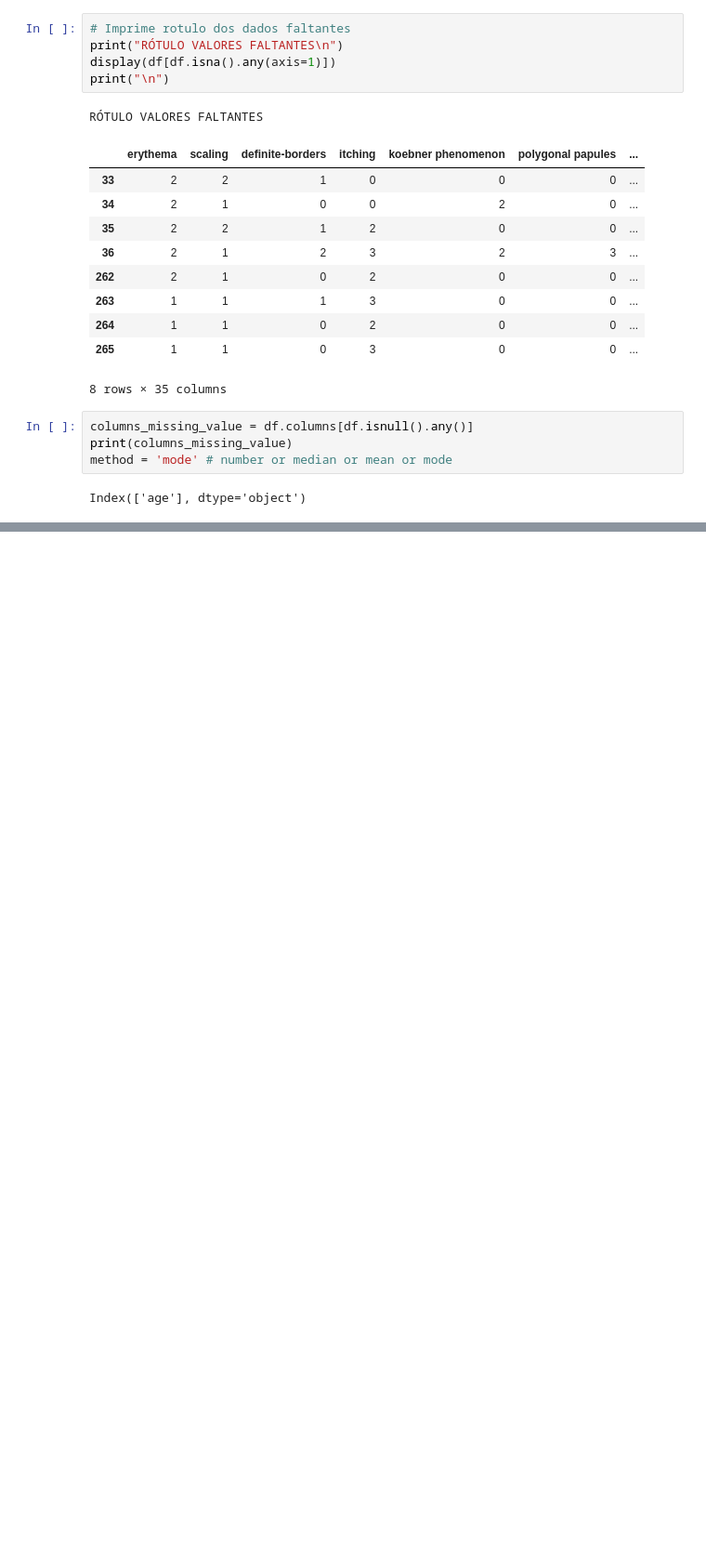
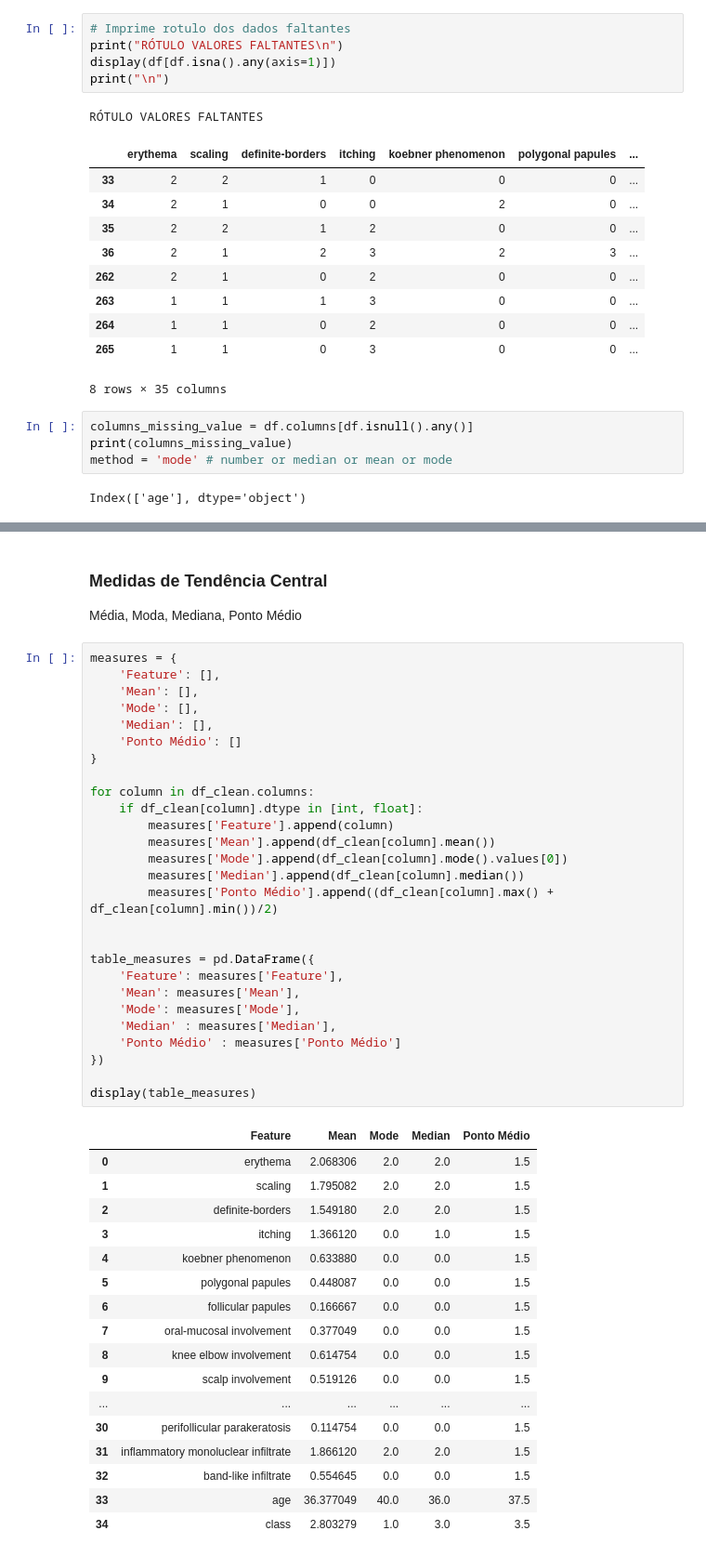
Before and after one commit to giovannaFantacini/KDD_DatasetDermatology, a Jupyter notebook: Mineracao.ipynb, the cells around one changed output, grey strips where cells are left out. Shown at 93% size. Drawn from its saved outputs; the diff is of its cells as text; blank space fills up the shorter version.

```diff
--- a/Mineracao.ipynb
+++ b/Mineracao.ipynb
@@ -240,0 +1160,49 @@ DESCRIÇÃO DOS ATRIBUTOS APOS TATAMENTO DE DADOS FALTANTES
+# %% [markdown]
+### Medidas de Tendência Central
+
+Média, Moda, Mediana, Ponto Médio
+# %%
+measures = {
+    'Feature': [],
+    'Mean': [],
+    'Mode': [],
+    'Median': [],
+    'Ponto Médio': []
+}
+
+for column in df_clean.columns:
+    if df_clean[column].dtype in [int, float]:
+        measures['Feature'].append(column)
+        measures['Mean'].append(df_clean[column].mean())
+        measures['Mode'].append(df_clean[column].mode().values[0])
+        measures['Median'].append(df_clean[column].median())
+        measures['Ponto Médio'].append((df_clean[column].max() + df_clean[column].min())/2)
+
+
+table_measures = pd.DataFrame({
+    'Feature': measures['Feature'],
+    'Mean': measures['Mean'],
+    'Mode': measures['Mode'],
+    'Median' : measures['Median'],
+    'Ponto Médio' : measures['Ponto Médio']
+})
+
+display(table_measures)
+# %% [output]
+|  | Feature | Mean | Mode | Median | Ponto Médio |
+| 0 | erythema | 2.068306 | 2.0 | 2.0 | 1.5 |
+| 1 | scaling | 1.795082 | 2.0 | 2.0 | 1.5 |
+| 2 | definite-borders | 1.549180 | 2.0 | 2.0 | 1.5 |
+| 3 | itching | 1.366120 | 0.0 | 1.0 | 1.5 |
+| 4 | koebner phenomenon | 0.633880 | 0.0 | 0.0 | 1.5 |
+| 5 | polygonal papules | 0.448087 | 0.0 | 0.0 | 1.5 |
+| 6 | follicular papules | 0.166667 | 0.0 | 0.0 | 1.5 |
+| 7 | oral-mucosal involvement | 0.377049 | 0.0 | 0.0 | 1.5 |
+| 8 | knee elbow involvement | 0.614754 | 0.0 | 0.0 | 1.5 |
+| 9 | scalp involvement | 0.519126 | 0.0 | 0.0 | 1.5 |
+| ... | ... | ... | ... | ... | ... |
+| 30 | perifollicular parakeratosis | 0.114754 | 0.0 | 0.0 | 1.5 |
+| 31 | inflammatory monoluclear infiltrate | 1.866120 | 2.0 | 2.0 | 1.5 |
+| 32 | band-like infiltrate | 0.554645 | 0.0 | 0.0 | 1.5 |
+| 33 | age | 36.377049 | 40.0 | 36.0 | 37.5 |
+| 34 | class | 2.803279 | 1.0 | 3.0 | 3.5 |
```
Also changed, not shown: parts of 32 cells of this notebook.
